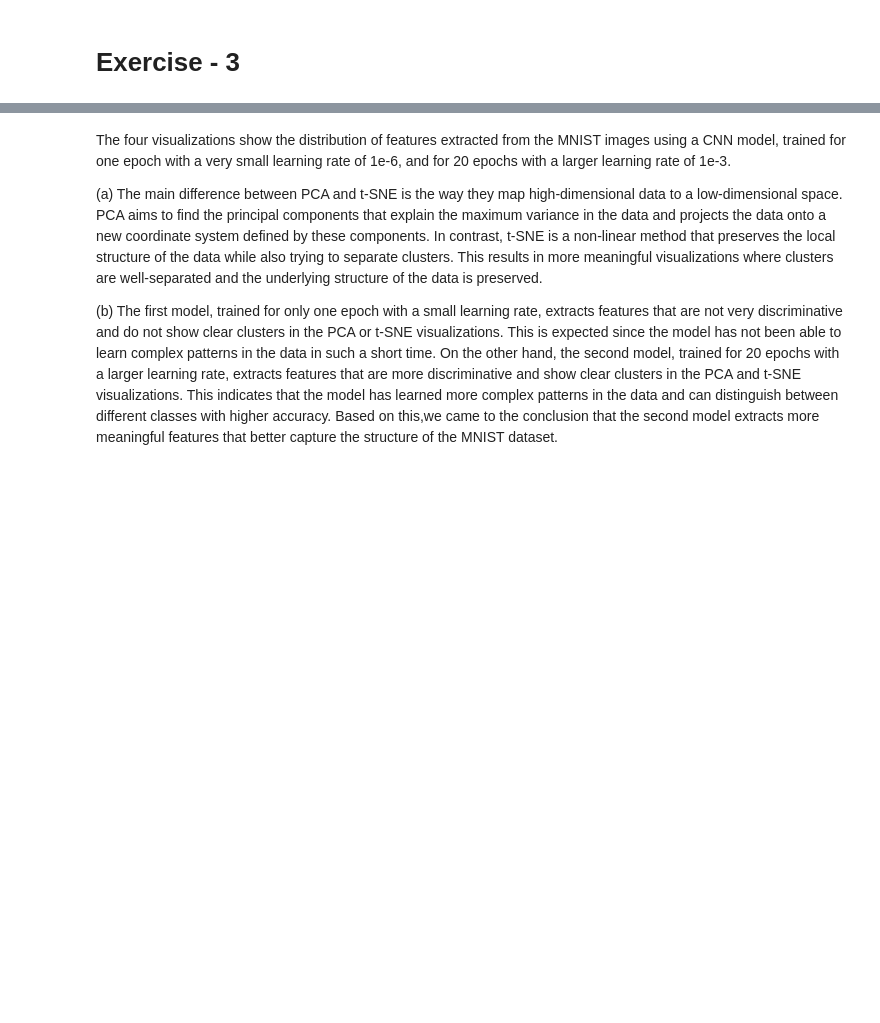
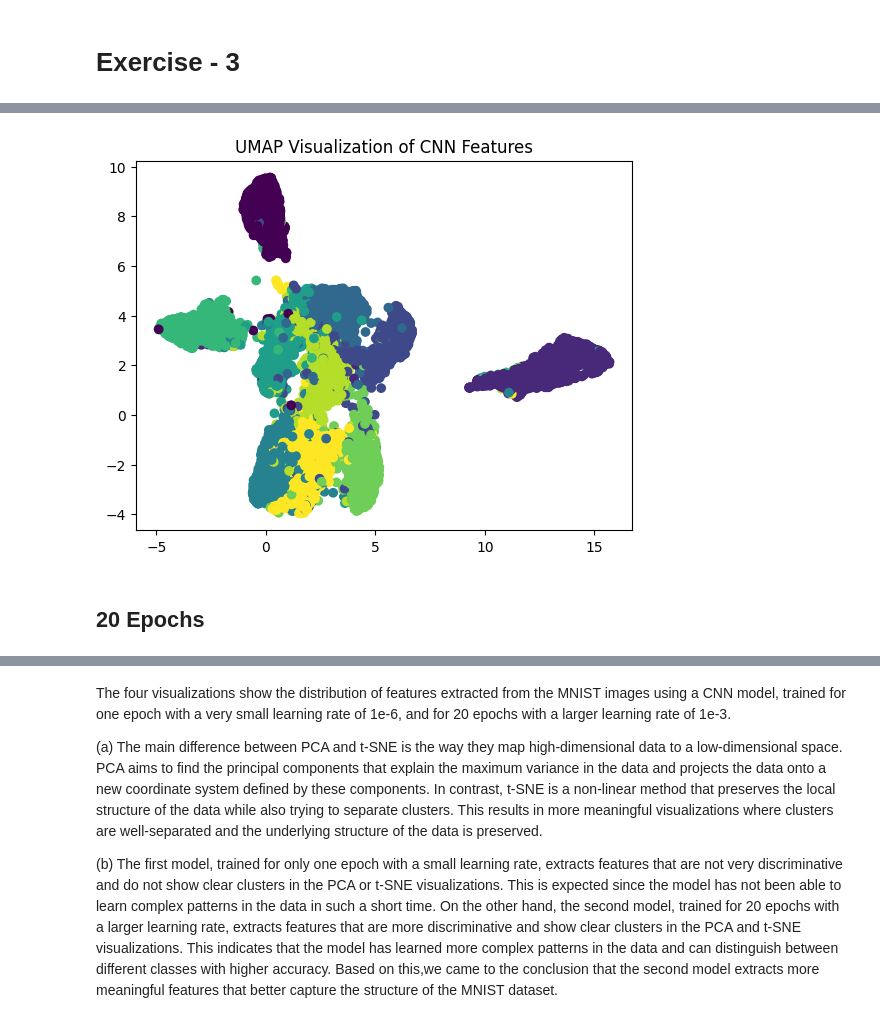
Before and after one commit to ADSAS-Lab/ADL3, a Jupyter notebook: Advanced_Exercise - 3.ipynb, the cells around one changed output, grey strips where cells are left out. Cells and saved outputs as stored; diff of their text form; code cells hidden in the pictures; blank space fills up the shorter version.

```diff
--- a/Advanced_Exercise - 3.ipynb
+++ b/Advanced_Exercise - 3.ipynb
@@ -133,0 +77,9 @@ Epoch 20/20
+# %%
+import umap
+umap = um.UMAP(n_components=2)
+%time umap_features = umap.fit_transform(features)
+
+plt.scatter(umap_features[:, 0], umap_features[:, 1], c=y_test)
+plt.title('UMAP Visualization of CNN Features')
+plt.show()
+# %% [output]
@@ -133,0 +88,3 @@ Epoch 20/20
+[figure, added]
+# %% [markdown]
+## 20 Epochs
```
Also changed, not shown: parts of 16 cells of this notebook.
